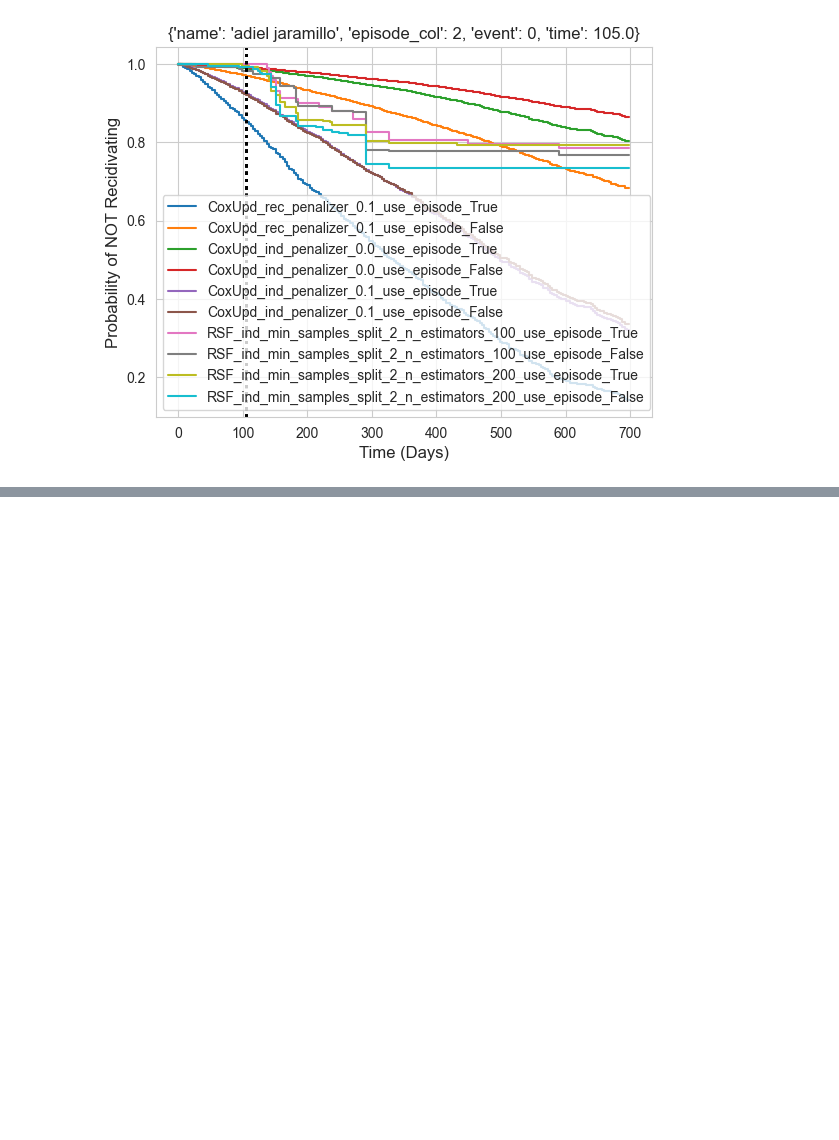
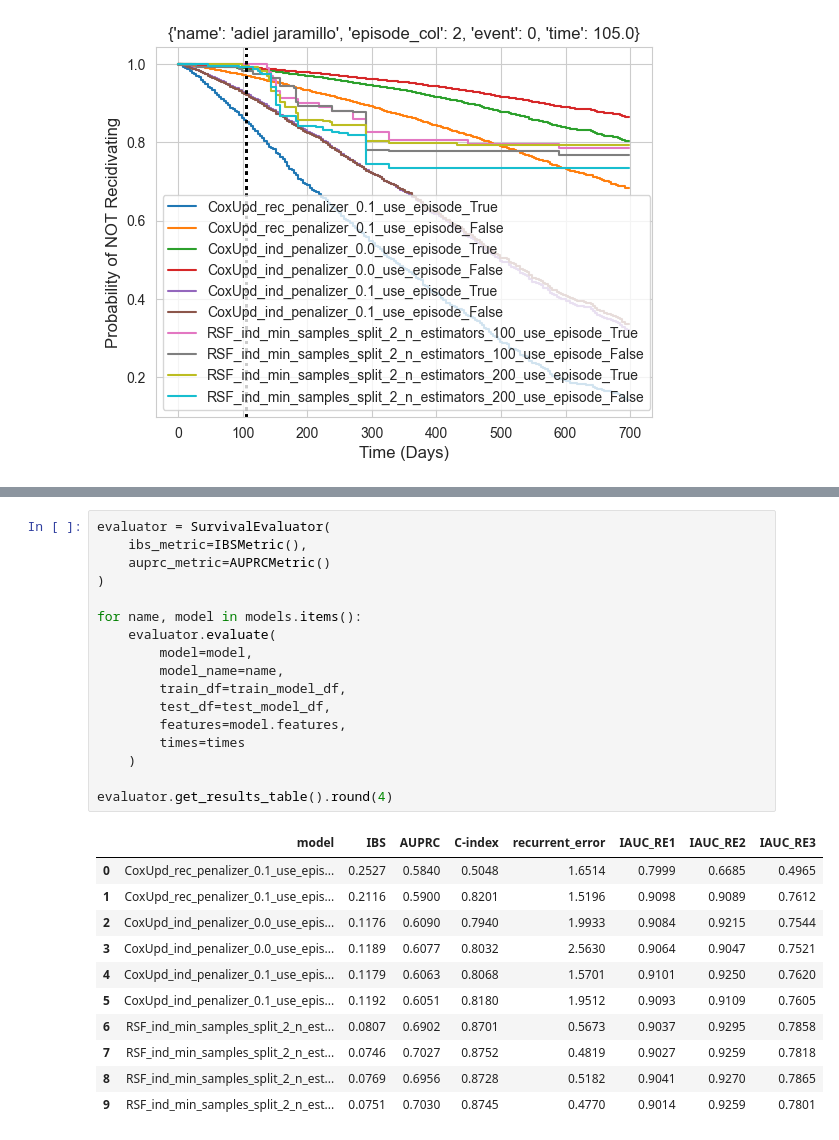
Before and after one commit to DKoleda6/recurrent_event, a Jupyter notebook: exp_common.ipynb, the cells around one changed output, grey strips where cells are left out. Cells and saved outputs as stored; diff of their text form; blank space fills up the shorter version.

```diff
--- a/exp_common.ipynb
+++ b/exp_common.ipynb
@@ -433,0 +624,29 @@ for index_test in range(10):
+# %%
+evaluator = SurvivalEvaluator(
+    ibs_metric=IBSMetric(),
+    auprc_metric=AUPRCMetric()
+)
+
+for name, model in models.items():
+    evaluator.evaluate(
+        model=model,
+        model_name=name,
+        train_df=train_model_df,
+        test_df=test_model_df,
+        features=model.features,
+        times=times
+    )
+
+evaluator.get_results_table().round(4)
+# %% [output]
+|  | model | IBS | AUPRC | C-index | recurrent_error | IAUC_RE1 | IAUC_RE2 | IAUC_RE3 |
+| 0 | CoxUpd_rec_penalizer_0.1_use_epis... | 0.2527 | 0.5840 | 0.5048 | 1.6514 | 0.7999 | 0.6685 | 0.4965 |
+| 1 | CoxUpd_rec_penalizer_0.1_use_epis... | 0.2116 | 0.5900 | 0.8201 | 1.5196 | 0.9098 | 0.9089 | 0.7612 |
+| 2 | CoxUpd_ind_penalizer_0.0_use_epis... | 0.1176 | 0.6090 | 0.7940 | 1.9933 | 0.9084 | 0.9215 | 0.7544 |
+| 3 | CoxUpd_ind_penalizer_0.0_use_epis... | 0.1189 | 0.6077 | 0.8032 | 2.5630 | 0.9064 | 0.9047 | 0.7521 |
+| 4 | CoxUpd_ind_penalizer_0.1_use_epis... | 0.1179 | 0.6063 | 0.8068 | 1.5701 | 0.9101 | 0.9250 | 0.7620 |
+| 5 | CoxUpd_ind_penalizer_0.1_use_epis... | 0.1192 | 0.6051 | 0.8180 | 1.9512 | 0.9093 | 0.9109 | 0.7605 |
+| 6 | RSF_ind_min_samples_split_2_n_est... | 0.0807 | 0.6902 | 0.8701 | 0.5673 | 0.9037 | 0.9295 | 0.7858 |
+| 7 | RSF_ind_min_samples_split_2_n_est... | 0.0746 | 0.7027 | 0.8752 | 0.4819 | 0.9027 | 0.9259 | 0.7818 |
+| 8 | RSF_ind_min_samples_split_2_n_est... | 0.0769 | 0.6956 | 0.8728 | 0.5182 | 0.9041 | 0.9270 | 0.7865 |
+| 9 | RSF_ind_min_samples_split_2_n_est... | 0.0751 | 0.7030 | 0.8745 | 0.4770 | 0.9014 | 0.9259 | 0.7801 |
```
Also changed, not shown: parts of 6 cells of this notebook, 1 other file.
